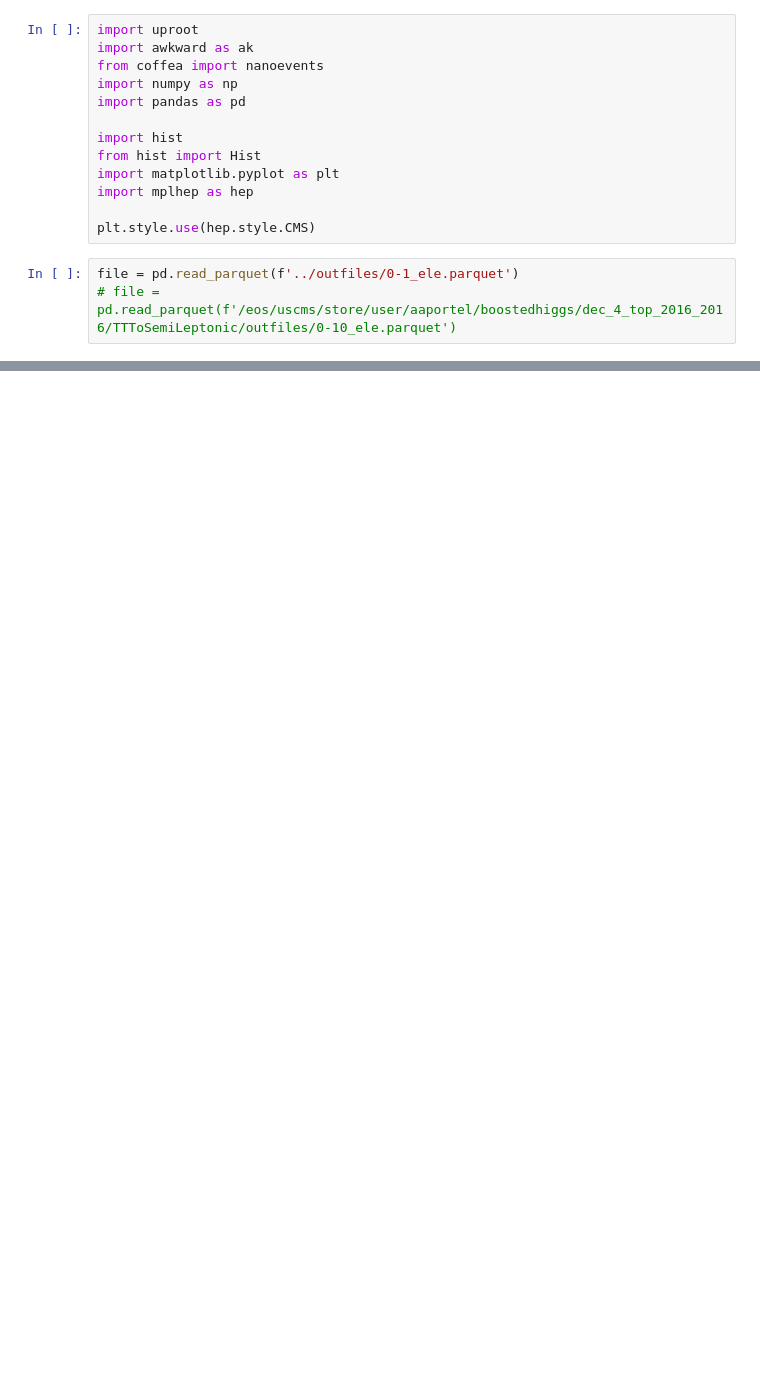
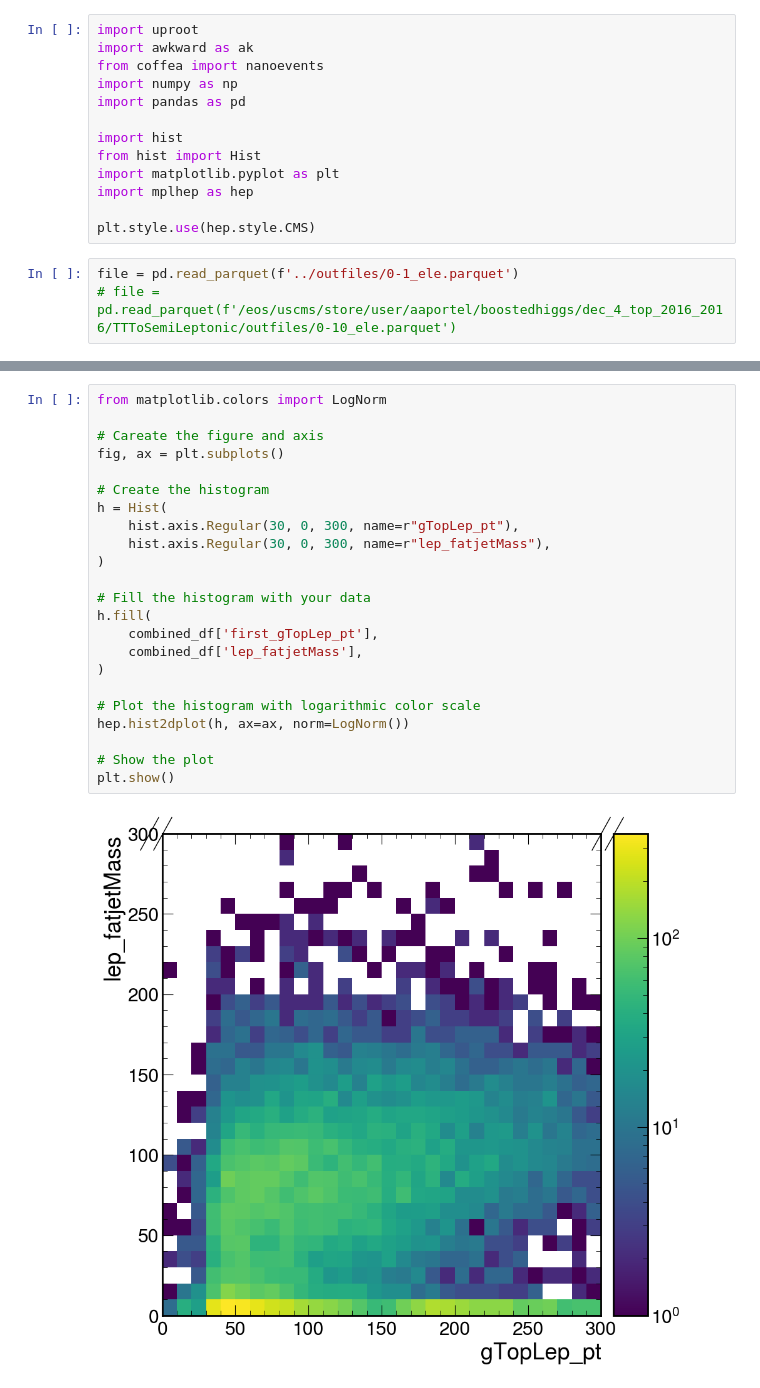
Before and after one commit to AnthonyAportela/boostedhiggs, a Jupyter notebook: binder/parquet.ipynb, the cells around one changed output, grey strips where cells are left out. Drawn from its saved outputs; the diff is of its cells as text; blank space fills up the shorter version.

```diff
--- a/binder/parquet.ipynb
+++ b/binder/parquet.ipynb
@@ -83,0 +187,25 @@ plt.show()
+# %%
+from matplotlib.colors import LogNorm
+
+# Careate the figure and axis
+fig, ax = plt.subplots()
+
+# Create the histogram
+h = Hist(
+    hist.axis.Regular(30, 0, 300, name=r"gTopLep_pt"),
+    hist.axis.Regular(30, 0, 300, name=r"lep_fatjetMass"),
+)
+
+# Fill the histogram with your data
+h.fill(
+    combined_df['first_gTopLep_pt'],
+    combined_df['lep_fatjetMass'],
+)
+
+# Plot the histogram with logarithmic color scale
+hep.hist2dplot(h, ax=ax, norm=LogNorm())
+
+# Show the plot
+plt.show()
+# %% [output]
+[figure, added]
```
Also changed, not shown: parts of 19 cells of this notebook, 4 other files.
